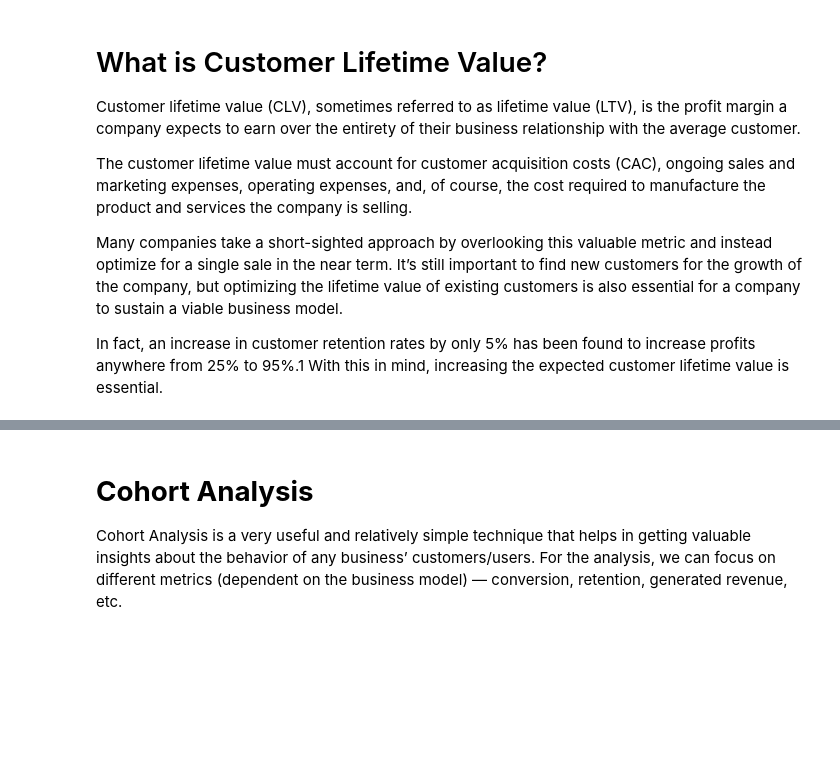
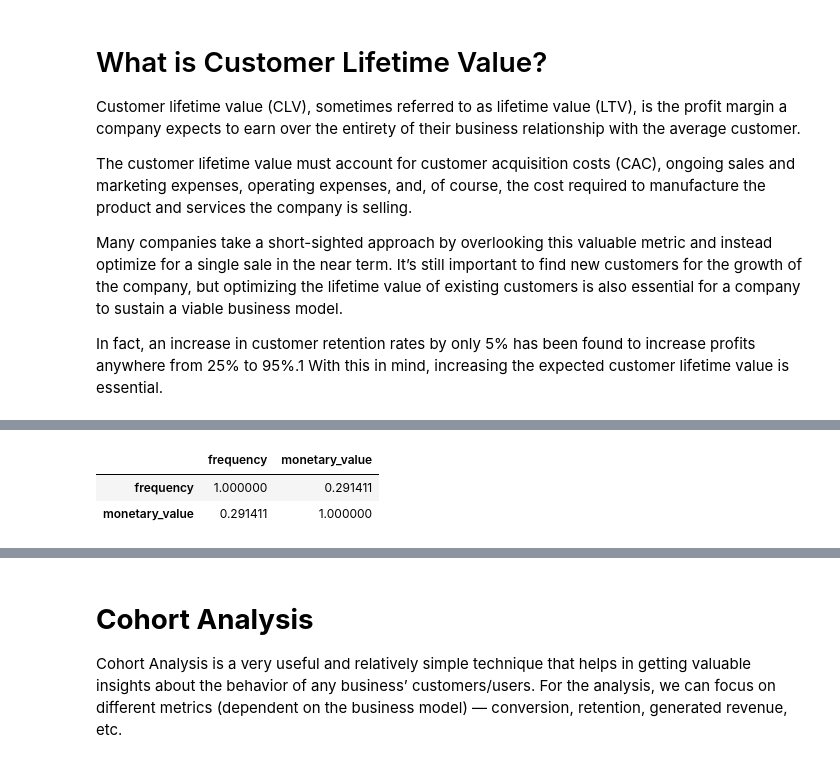
Before and after one commit to sandeepbansode/Basic_Python_Assignments, a Jupyter notebook: Capstone_Project_1_Propensity_Model.ipynb, the cells around one changed output, grey strips where cells are left out. Cells and saved outputs as stored; diff of their text form; code cells hidden in the pictures; blank space fills up the shorter version.

```diff
--- a/Capstone_Project_1_Propensity_Model.ipynb
+++ b/Capstone_Project_1_Propensity_Model.ipynb
@@ -991,0 +1024,6 @@ pd.options.display.float_format = '{:,.0f}'.format
+# %%
+clv[['frequency','monetary_value']].corr()
+# %% [output]
+|  | frequency | monetary_value |
+| frequency | 1.000000 | 0.291411 |
+| monetary_value | 0.291411 | 1.000000 |
```
Also changed, not shown: parts of 19 cells of this notebook.
